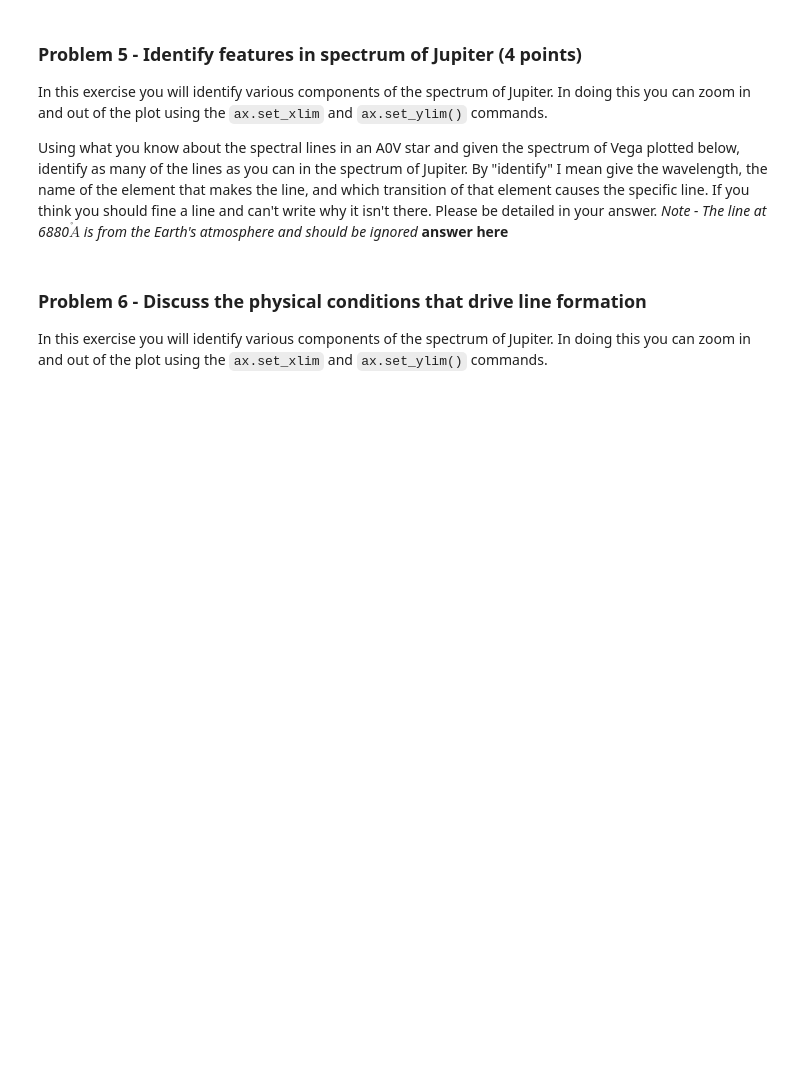
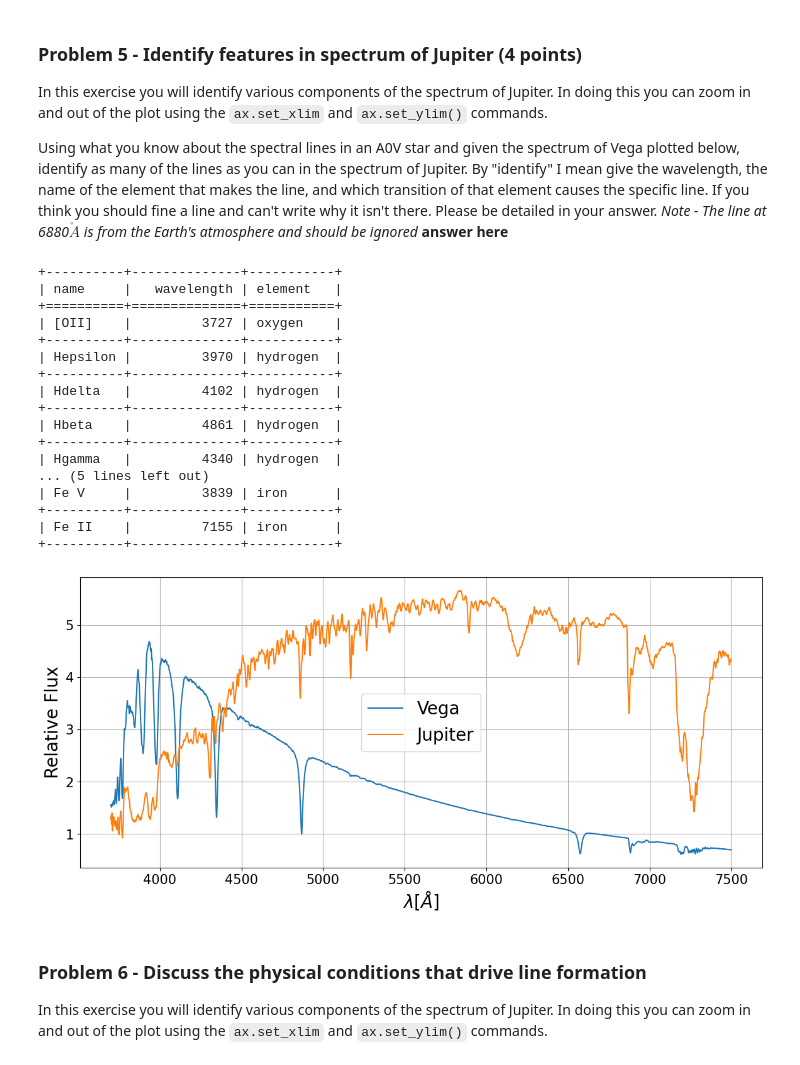
Before and after one commit to madeline-evenson/Analysis_real_spectra_student, a Jupyter notebook: analysis_real_spectra.student.ipynb, the cells around one changed output. Drawn from its saved outputs; the diff is of its cells as text; code cells hidden in the pictures; blank space fills up the shorter version.

```diff
--- a/analysis_real_spectra.student.ipynb
+++ b/analysis_real_spectra.student.ipynb
@@ -501,27 +506,88 @@ Using what you know about the spectral lines in an A0V star and given the spectr
 # %%
 #plot Vega and Jupiter, where I have scaled the flux of Jupiter so that they
 #better overlap. You can change that scaling
 plt.figure(figsize = (14,6))
 ax = plt.gca()
 plt.plot(specvega.wavelength,specvega.flux,label="Vega")
 plt.plot(specjup.wavelength,specjup.flux*5,label="Jupiter")
 
 #**************
 #you can change these parameters to zoom in and out of certain parts of the spectra.
 #Make a copy of these parameters and change your copy so as to remember what the
 #original values were
-fluxmin =
-fluxmax =
-lammin =
-lammax =
-ax.set_ylim([fluxmin,fluxmax])
-ax.set_xlim([lammin,lammax])
+#fluxmin =
+#fluxmax =
+lammin = 3700
+lammax = 4000
+#ax.set_ylim([fluxmin,fluxmax])
+#ax.set_xlim([lammin,lammax])
+
+#plt.axvline(4869, color="blue") #H beta
+#plt.axvline(4347, color="blue") #H gamma
+#plt.axvline(6575, color="blue") # N II
+##plt.axvline(6882, color="magenta") IGNORE - from Earth's atmosphere
+#plt.axvline(4109, color="blue") #H delta
+#plt.axvline(3898, color="blue") #H 8
+#plt.axvline(3979, color="blue") #H epsilon
+#plt.axvline(3848, color="blue") #Fe V
+#plt.axvline(7200, color="blue")
+#plt.axvline(3727, color="blue") #O II
 
 plt.xticks(fontsize=15)
 plt.yticks(fontsize=15)
 plt.xlabel("$\lambda [\AA]$",fontsize=20)
 plt.ylabel("Relative Flux",fontsize=20)
 plt.legend(fontsize=20)
+plt.grid(True)
+
+linelist = [
+    ('[OII]',3727, "oxygen"),
+    ('Hepsilon',3970, "hydrogen"),
+    ('Hdelta', 4102, "hydrogen"),
+    ('Hbeta', 4861, "hydrogen"),
+    ('Hgamma', 4340, "hydrogen"),
+    ('N II', 6583, "nitrogen"),
+    ('H 8', 3889, "hydrogen"),
+    ('Fe V', 3839, "iron"),
+    ('Fe II', 7155, "iron")
+]
+
+headers = ["name", "wavelength", "element"]
+
+from tabulate import tabulate
+
+print(tabulate(linelist, headers=headers, tablefmt="grid"))
+
+#plt.axvline(3727, color="magenta")
+#plt.axvline(3970, color="magenta")
+#plt.axvline(4102, color="magenta")
+#plt.axvline(4861, color="magenta")
+#plt.axvline(4340, color="magenta")
+#plt.axvline(6583, color="magenta")
+#plt.axvline(3889, color="magenta")
+#plt.axvline(3839, color="magenta")
+#plt.axvline(7155, color="magenta")
+
+#print(linelist)
+# %% [output]
++----------+--------------+-----------+
+| name     |   wavelength | element   |
++==========+==============+===========+
+| [OII]    |         3727 | oxygen    |
++----------+--------------+-----------+
+| Hepsilon |         3970 | hydrogen  |
++----------+--------------+-----------+
+| Hdelta   |         4102 | hydrogen  |
++----------+--------------+-----------+
+| Hbeta    |         4861 | hydrogen  |
++----------+--------------+-----------+
+| Hgamma   |         4340 | hydrogen  |
+... (5 lines left out)
+| Fe V     |         3839 | iron      |
++----------+--------------+-----------+
+| Fe II    |         7155 | iron      |
++----------+--------------+-----------+
+[figure, added]
 # %% [markdown]
 ### Problem 6 - Discuss the physical conditions that drive line formation
 
```
Also changed, not shown: parts of 8 cells of this notebook.
